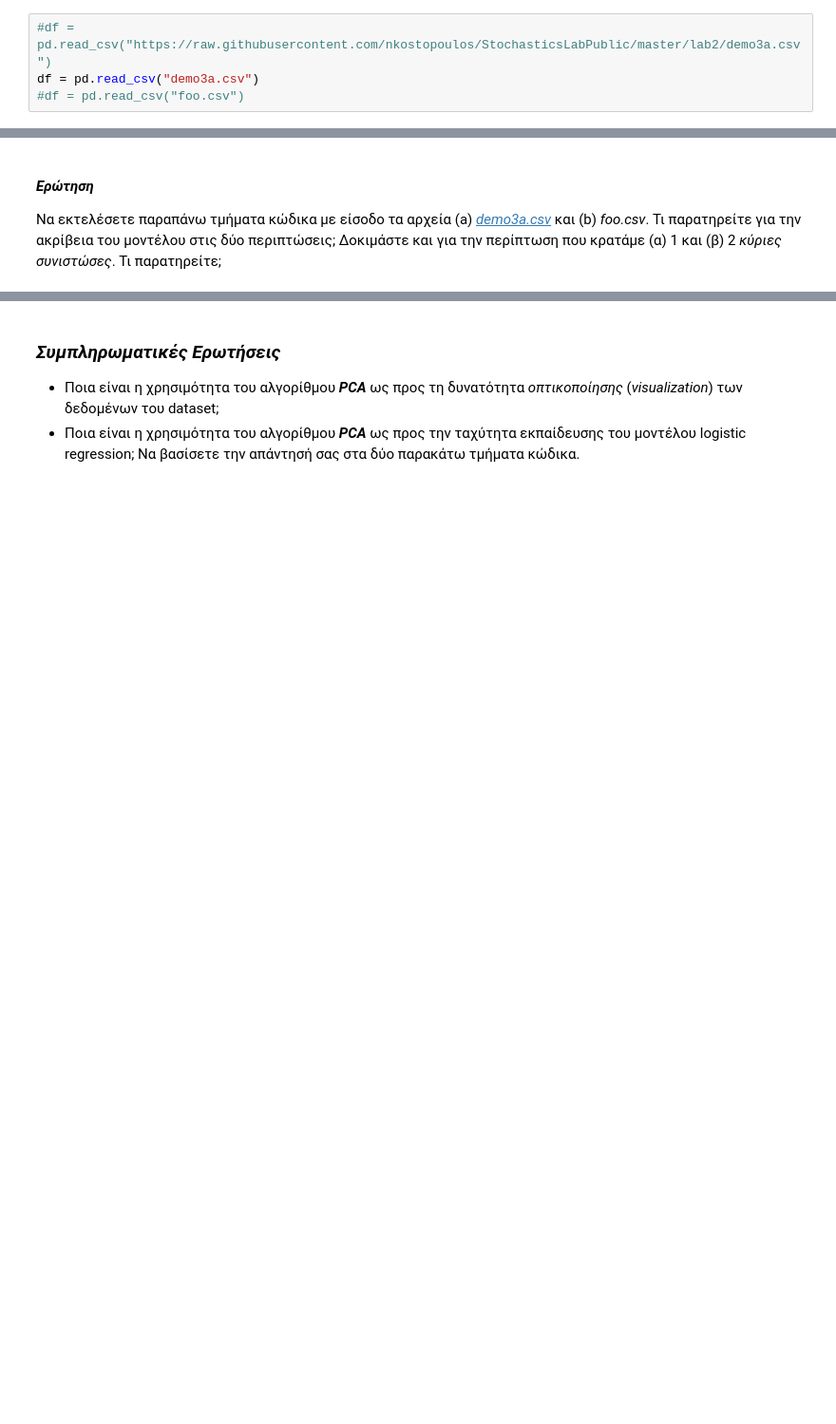
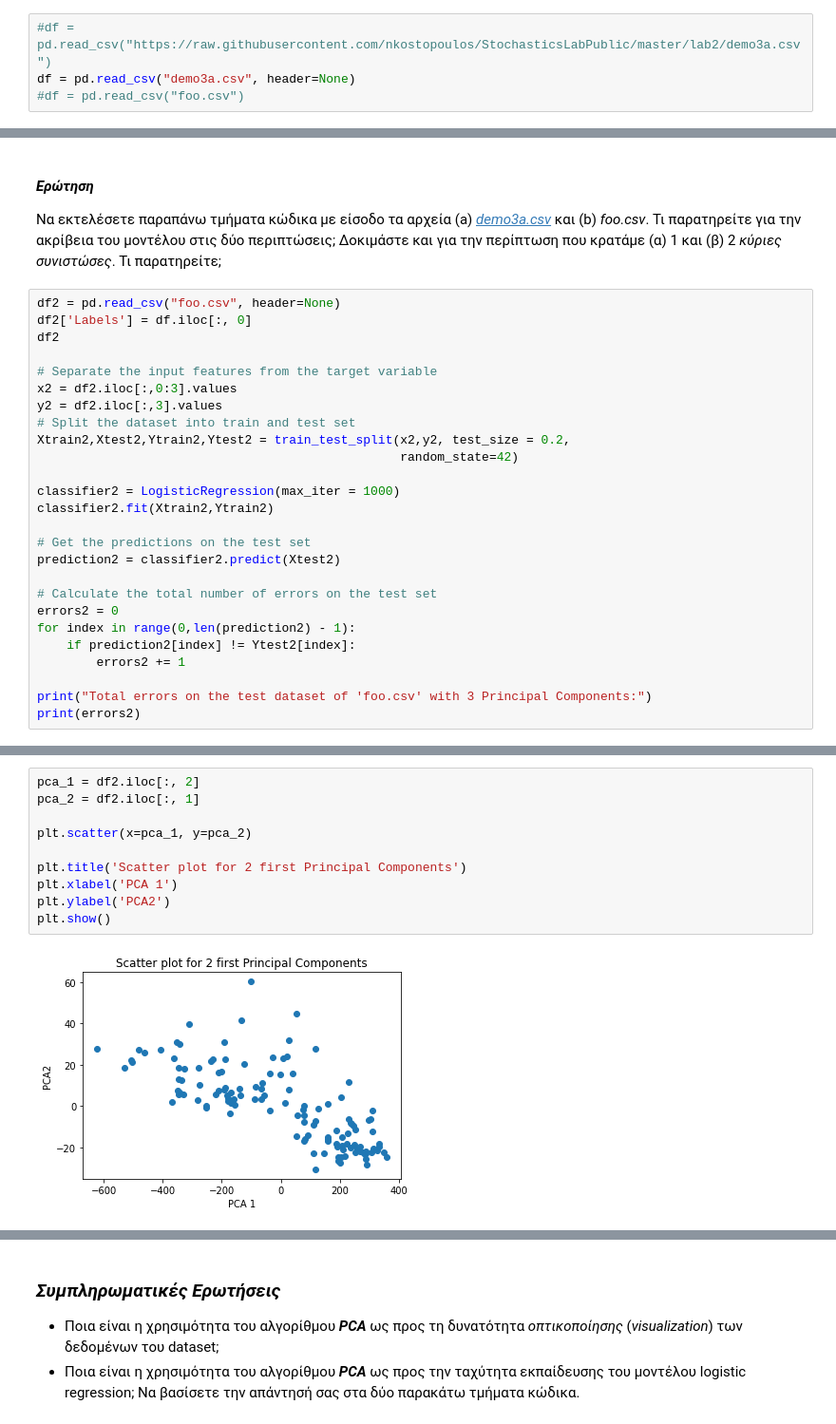
Before and after one commit to billdepo/Stochastic-Processes-Optimization-labs, a Jupyter notebook: lab2/Depastas_lab2_PCA.ipynb, the cells around one changed output, grey strips where cells are left out. Shown: that part at 95% size. Drawn from its saved outputs; the diff is of its cells as text; blank space fills up the shorter version.

```diff
--- a/lab2/Depastas_lab2_PCA.ipynb
+++ b/lab2/Depastas_lab2_PCA.ipynb
@@ -208,7 +230,7 @@ Requirement already satisfied: joblib>=0.11 in c:\users\user\downloads\dsml msc\
 Στη συνέχεια, θα φορτώσετε τα datasets που θα χρησιμοποιηθούν για την εκπαίδευση του μοντέλου <b><i>logistic regression</i></b>. Στην πρώτη περίπτωση, θα εκπαιδεύσετε το μοντέλο, χρησιμοποιώντας το αρχείο <i><a href="https://raw.githubusercontent.com/nkostopoulos/StochasticsLabPublic/master/lab2/demo3a.csv">demo3a.csv</a></i>. Στη δεύτερη περίπτωση, θα φορτώσετε το αρχείο <i>foo.csv</i> που πήρατε ως έξοδο από το προηγούμενο τμήμα κώδικα της άσκησης (<i>Ανάλυση σε Κύριες Συνιστώσες</i>), προσθέτοντας στην πρώτη στήλη του αρχείου τα labels που υπάρχουν στην πρώτη στήλη του αρχείου <a href="https://raw.githubusercontent.com/nkostopoulos/StochasticsLabPublic/master/lab2/demo3a.csv"><i>demo3a.csv</i></a>.
 # %%
 #df = pd.read_csv("https://raw.githubusercontent.com/nkostopoulos/StochasticsLabPublic/master/lab2/demo3a.csv")
-df = pd.read_csv("demo3a.csv")
+df = pd.read_csv("demo3a.csv", header=None)
 #df = pd.read_csv("foo.csv")
 # %% [markdown]
 <p>Έπειτα, θα χωρίσετε το dataset σε <i>training</i> και <i>test set</i>.</p>
@@ -245,3 +283,29 @@ Total errors on the test dataset
 # %% [markdown]
 <h4><b><i>Ερώτηση</i></b></h4>
 <p>Να εκτελέσετε παραπάνω τμήματα κώδικα με είσοδο τα αρχεία (a) <i><a href="https://raw.githubusercontent.com/nkostopoulos/StochasticsLabPublic/master/lab2/demo3a.csv">demo3a.csv</a></i> και (b) <i>foo.csv</i>. Τι παρατηρείτε για την ακρίβεια του μοντέλου στις δύο περιπτώσεις; Δοκιμάστε και για την περίπτωση που κρατάμε (α) 1 και (β) 2 <i>κύριες συνιστώσες</i>. Τι παρατηρείτε;</p>
+# %%
+df2 = pd.read_csv("foo.csv", header=None)
+df2['Labels'] = df.iloc[:, 0]
+df2
+
+# Separate the input features from the target variable
+x2 = df2.iloc[:,0:3].values
+y2 = df2.iloc[:,3].values
+# Split the dataset into train and test set
+Xtrain2,Xtest2,Ytrain2,Ytest2 = train_test_split(x2,y2, test_size = 0.2,
+												 random_state=42)
+
+classifier2 = LogisticRegression(max_iter = 1000)
+classifier2.fit(Xtrain2,Ytrain2)
+
+# Get the predictions on the test set
+prediction2 = classifier2.predict(Xtest2)
+
+# Calculate the total number of errors on the test set
+errors2 = 0
+for index in range(0,len(prediction2) - 1):
+	if prediction2[index] != Ytest2[index]:
+		errors2 += 1
+
+print("Total errors on the test dataset of 'foo.csv' with 3 Principal Components:")
+print(errors2)
@@ -247,0 +414,12 @@ Total errors on the test dataset
+# %%
+pca_1 = df2.iloc[:, 2]
+pca_2 = df2.iloc[:, 1]
+
+plt.scatter(x=pca_1, y=pca_2)
+
+plt.title('Scatter plot for 2 first Principal Components')
+plt.xlabel('PCA 1')
+plt.ylabel('PCA2')
+plt.show()
+# %% [output]
+[figure, added]
```
Also changed, not shown: parts of 16 cells of this notebook.
